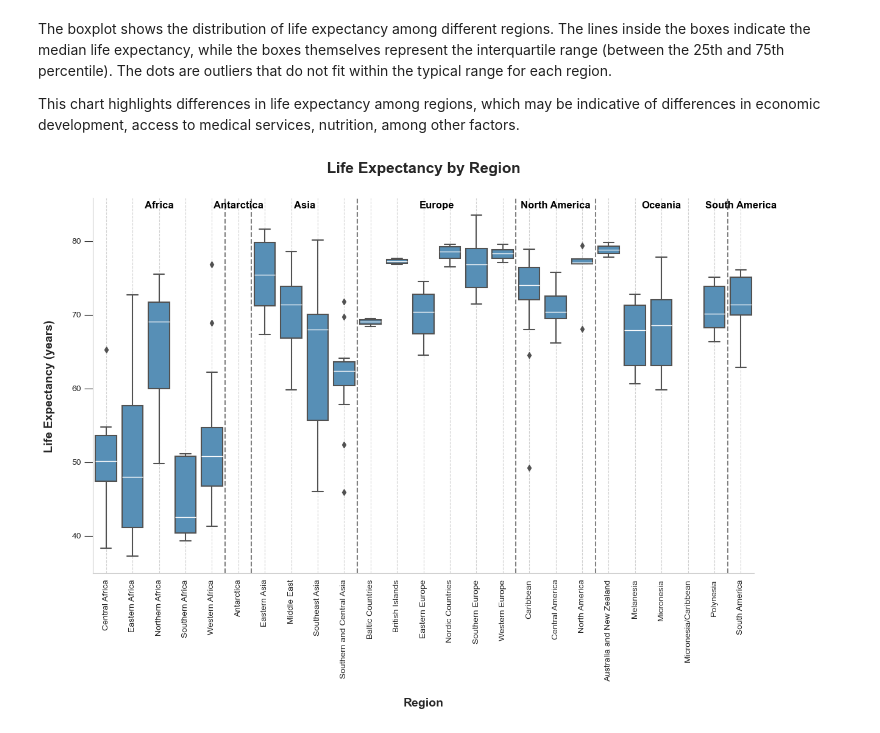
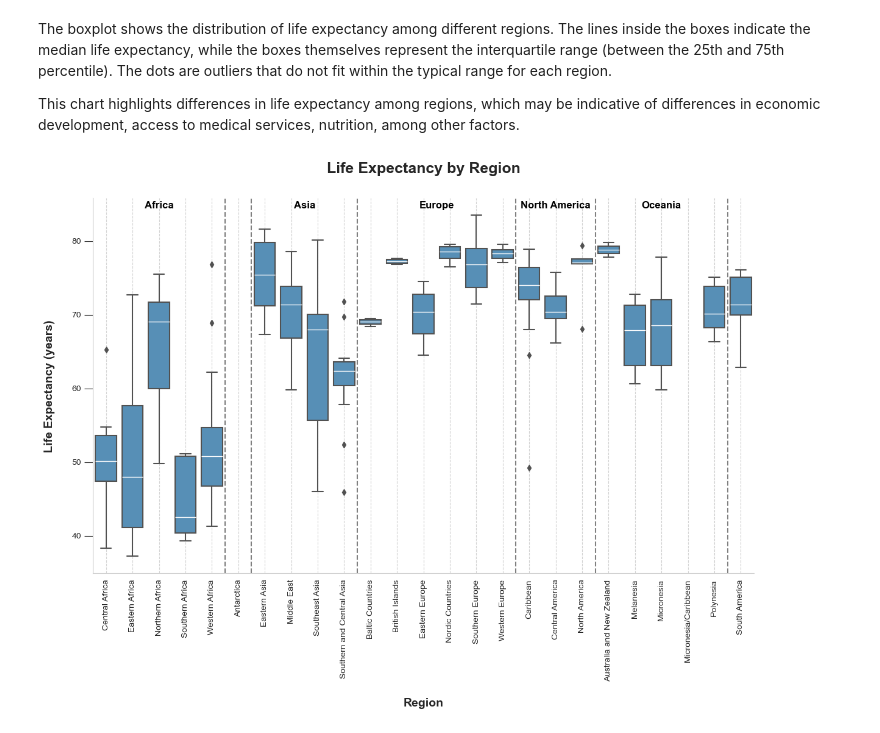
Before and after one commit to albertevieites/world, a Jupyter notebook: notebooks/visualizations.ipynb, the cells around one changed output. Saved outputs shown, nothing was run; the diff lists cells and outputs as text; code cells hidden in the pictures.

Commit message:
doc: add changes to expectancy region plot on readme

```diff
--- a/notebooks/visualizations.ipynb
+++ b/notebooks/visualizations.ipynb
@@ -278,32 +278,33 @@ plt.ylabel('Life Expectancy (years)', fontsize=14, fontweight='bold', labelpad=2
 plt.xticks(rotation=90)
 
 # Draw lines to separate different continents and annotate with continent names
 regions = df_sorted['Region'].unique()
 continents = df_sorted['Continent'].unique()
 last_idx = 0
 text_positions = []
 
 for continent in continents:
     # Find the range of regions for this continent
     continent_regions = df_sorted[df_sorted['Continent'] == continent]['Region'].unique()
     first_region_idx = list(regions).index(continent_regions[0])
     last_region_idx = list(regions).index(continent_regions[-1])
     mid_point = (first_region_idx + last_region_idx) / 2
     text_positions.append(mid_point)
 
     if first_region_idx != last_idx:
         plt.axvline(x=first_region_idx - 0.5, color='grey', linestyle='--')
 
     last_idx = last_region_idx
 
 # Add continent labels
 for idx, continent in zip(text_positions, continents):
-    plt.text(x=idx, y=max(df_countries['LifeExpectancy']) + 1, s=continent,
+    if continent not in ['Antarctica', 'South America']:
+        plt.text(x=idx, y=max(df_countries['LifeExpectancy']) + 1, s=continent,
              horizontalalignment='center', fontsize=12, color='black', fontweight='bold')
 
 sns.despine()
 plt.grid(axis='y', alpha=0)
 plt.grid(axis="x", alpha=0.9, linestyle="--")
 plt.show()
 # %% [output]
-[figure, old version]
+[figure, new version]
```
Also changed, not shown: 2 other files.
